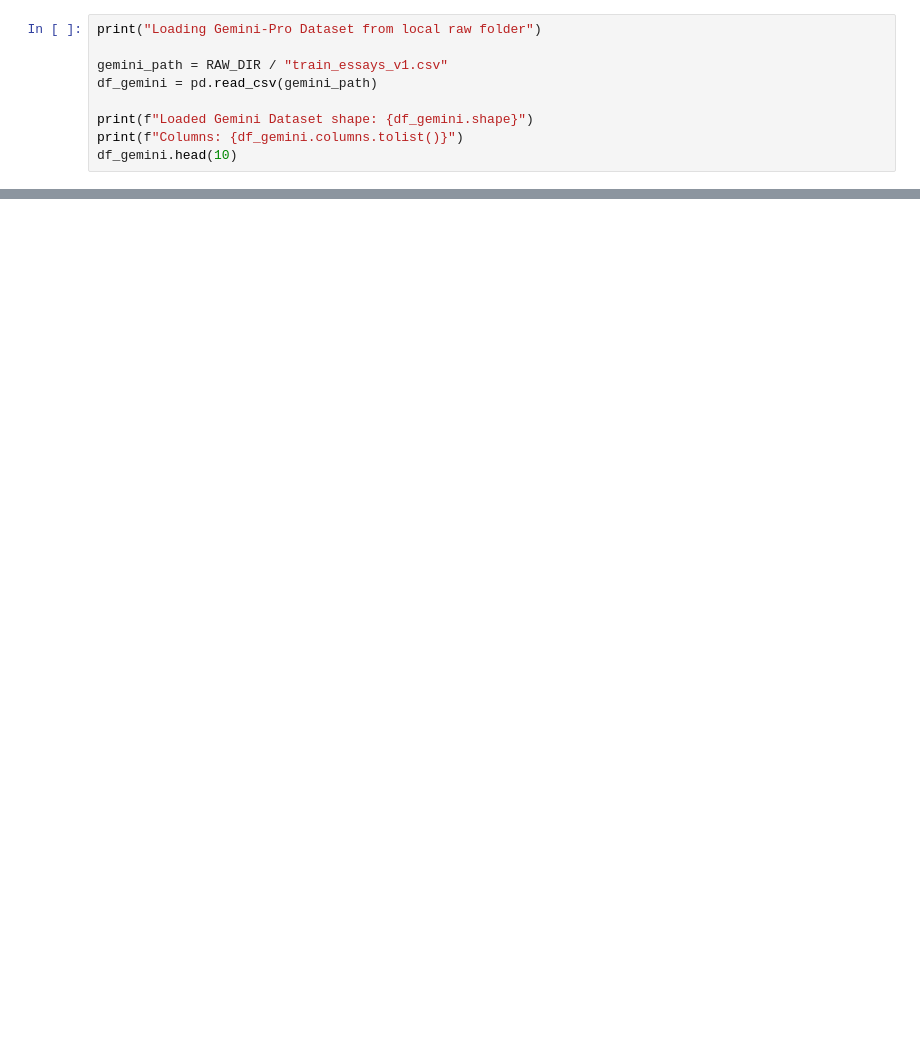
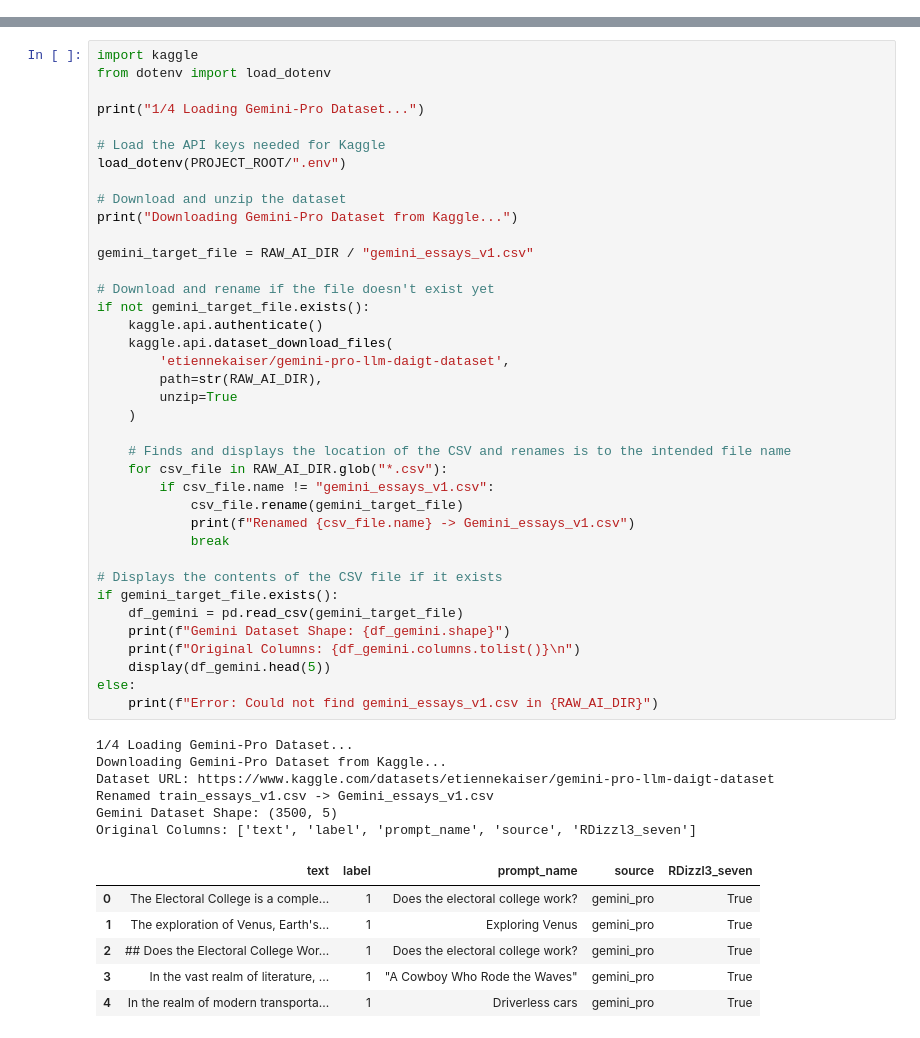
Before and after one commit to n4t5Uuu/Hybrid-AI-Text-Detector, a Jupyter notebook: src/notebooks/data_ingestion.ipynb, the cells around one changed output, grey strips where cells are left out. Drawn from its saved outputs; the diff is of its cells as text; blank space fills up the shorter version.

Commit message:
finalized the code for ingesting gemini, updated requirements.txt and gitignore

```diff
--- a/src/notebooks/data_ingestion.ipynb
+++ b/src/notebooks/data_ingestion.ipynb
@@ -30,9 +12,0 @@ print(f"Processed Data Path: {PROCESSED_DIR.resolve()}")
-# %%
-print("Loading Gemini-Pro Dataset from local raw folder")
-
-gemini_path = RAW_DIR / "train_essays_v1.csv"
-df_gemini = pd.read_csv(gemini_path)
-
-print(f"Loaded Gemini Dataset shape: {df_gemini.shape}")
-print(f"Columns: {df_gemini.columns.tolist()}")
-df_gemini.head(10)
@@ -38,0 +57,51 @@ df_gemini.head(10)
+# %%
+import kaggle
+from dotenv import load_dotenv
+
+print("1/4 Loading Gemini-Pro Dataset...")
+
+# Load the API keys needed for Kaggle
+load_dotenv(PROJECT_ROOT/".env")
+
+# Download and unzip the dataset
+print("Downloading Gemini-Pro Dataset from Kaggle...")
+
+gemini_target_file = RAW_AI_DIR / "gemini_essays_v1.csv"
+
+# Download and rename if the file doesn't exist yet
+if not gemini_target_file.exists():
+    kaggle.api.authenticate()
+    kaggle.api.dataset_download_files(
+        'etiennekaiser/gemini-pro-llm-daigt-dataset',
+        path=str(RAW_AI_DIR),
+        unzip=True
+    )
+
+    # Finds and displays the location of the CSV and renames is to the intended file name
+    for csv_file in RAW_AI_DIR.glob("*.csv"):
+        if csv_file.name != "gemini_essays_v1.csv":
+            csv_file.rename(gemini_target_file)
+            print(f"Renamed {csv_file.name} -> Gemini_essays_v1.csv")
+            break
+
+# Displays the contents of the CSV file if it exists
+if gemini_target_file.exists():
+    df_gemini = pd.read_csv(gemini_target_file)
+    print(f"Gemini Dataset Shape: {df_gemini.shape}")
+    print(f"Original Columns: {df_gemini.columns.tolist()}\n")
+    display(df_gemini.head(5))
+else:
+    print(f"Error: Could not find gemini_essays_v1.csv in {RAW_AI_DIR}")
+# %% [output]
+1/4 Loading Gemini-Pro Dataset...
+Downloading Gemini-Pro Dataset from Kaggle...
+Dataset URL: https://www.kaggle.com/datasets/etiennekaiser/gemini-pro-llm-daigt-dataset
+Renamed train_essays_v1.csv -> Gemini_essays_v1.csv
+Gemini Dataset Shape: (3500, 5)
+Original Columns: ['text', 'label', 'prompt_name', 'source', 'RDizzl3_seven']
+|  | text | label | prompt_name | source | RDizzl3_seven |
+| 0 | The Electoral College is a comple... | 1 | Does the electoral college work? | gemini_pro | True |
+| 1 | The exploration of Venus, Earth's... | 1 | Exploring Venus | gemini_pro | True |
+| 2 | ## Does the Electoral College Wor... | 1 | Does the electoral college work? | gemini_pro | True |
+| 3 | In the vast realm of literature, ... | 1 | "A Cowboy Who Rode the Waves" | gemini_pro | True |
+| 4 | In the realm of modern transporta... | 1 | Driverless cars | gemini_pro | True |
```
Also changed, not shown: parts of 11 cells of this notebook, 3 other files.
